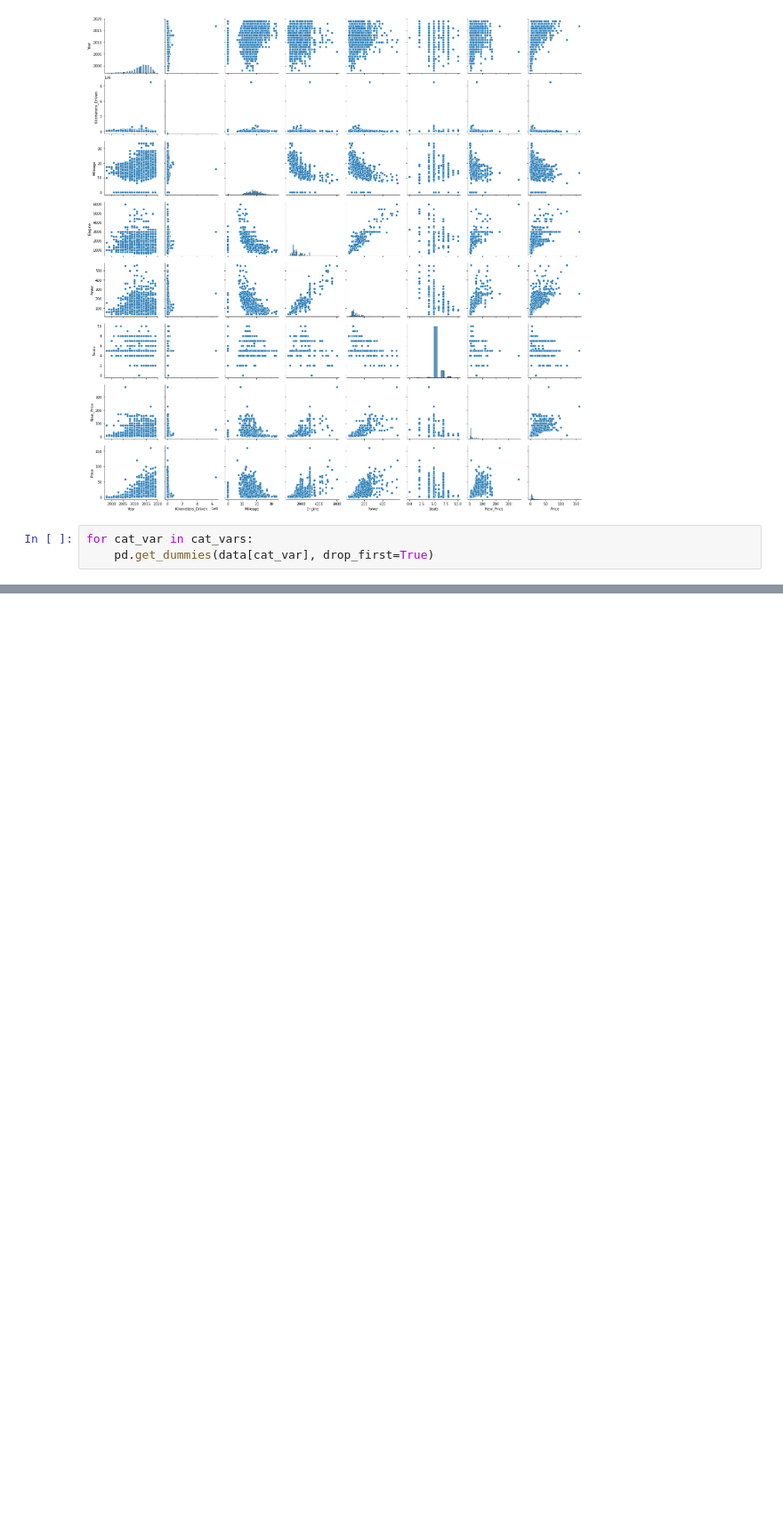
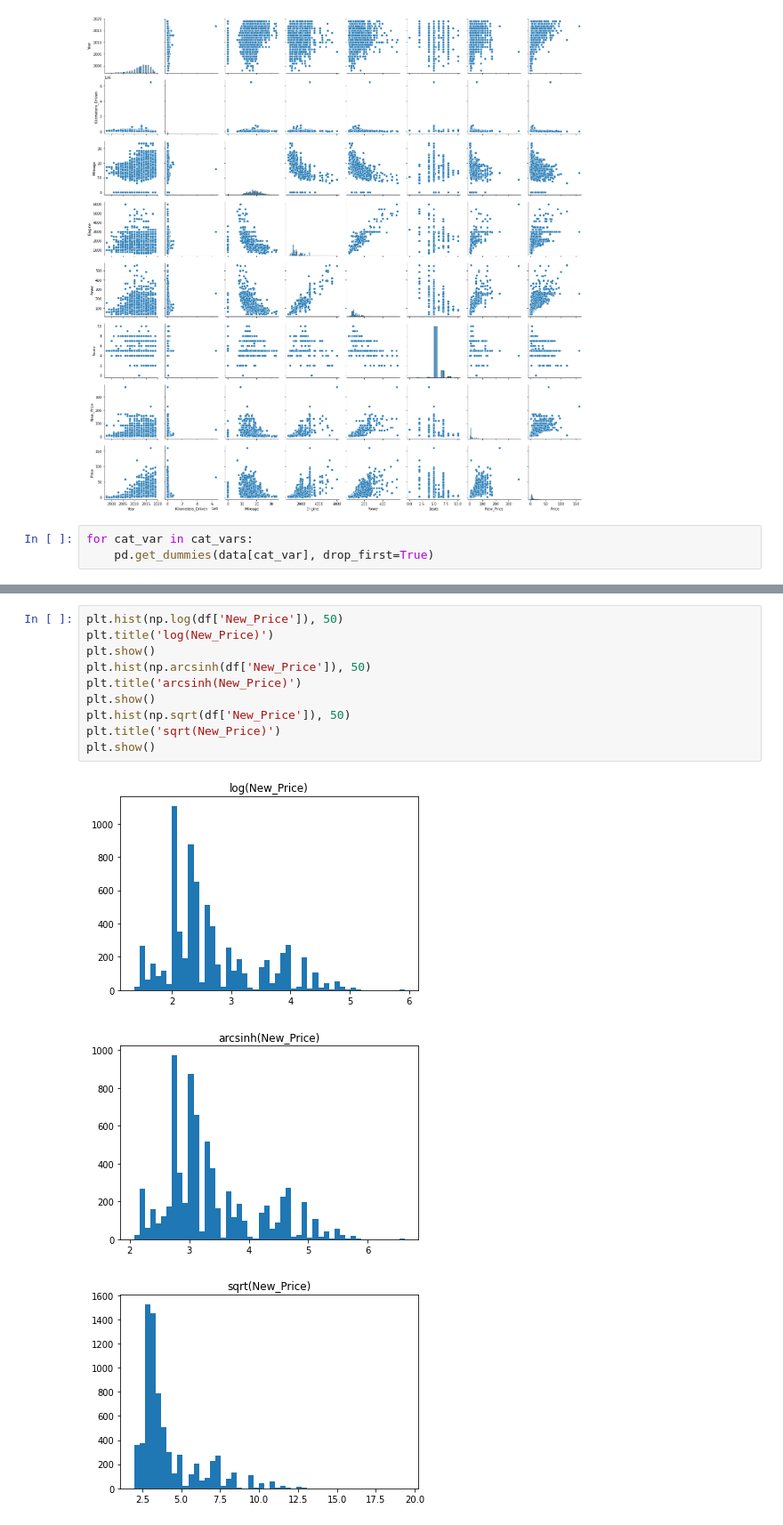
Before and after one commit to Isaac009/PGP-AIML, a Jupyter notebook: LR/Project/CarProject.ipynb, the cells around one changed output, grey strips where cells are left out. Shown at 89% size. Cells and saved outputs as stored; diff of their text form; blank space fills up the shorter version.

```diff
--- a/LR/Project/CarProject.ipynb
+++ b/LR/Project/CarProject.ipynb
@@ -748,0 +773,14 @@ for cat_var in cat_vars:
+# %%
+plt.hist(np.log(df['New_Price']), 50)
+plt.title('log(New_Price)')
+plt.show()
+plt.hist(np.arcsinh(df['New_Price']), 50)
+plt.title('arcsinh(New_Price)')
+plt.show()
+plt.hist(np.sqrt(df['New_Price']), 50)
+plt.title('sqrt(New_Price)')
+plt.show()
+# %% [output]
+[figure, added]
+[figure, added]
+[figure, added]
```
Also changed, not shown: parts of 22 cells of this notebook, 1 other file.
